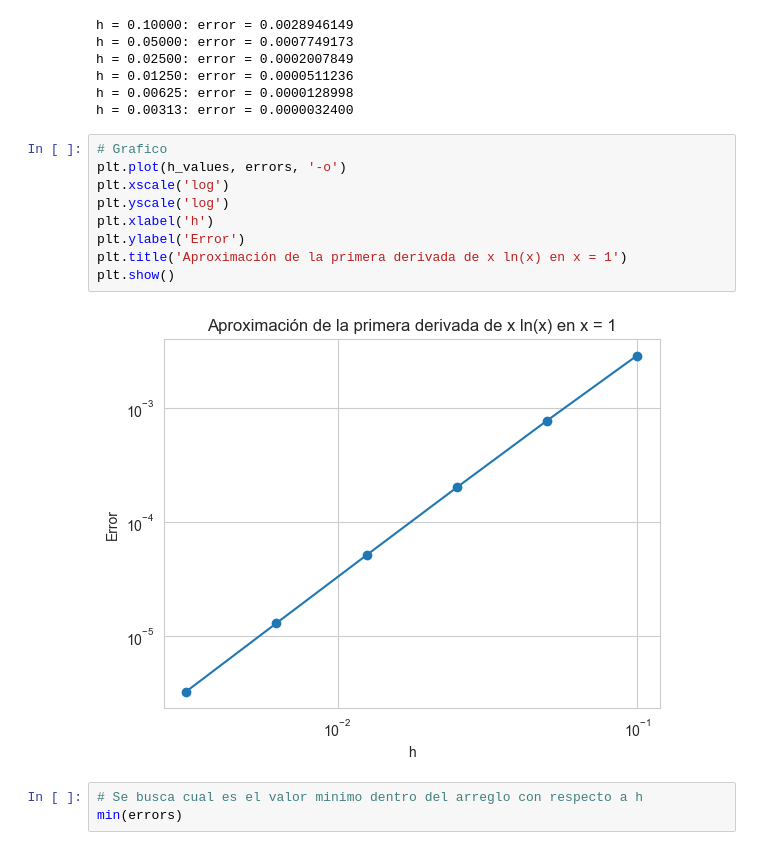
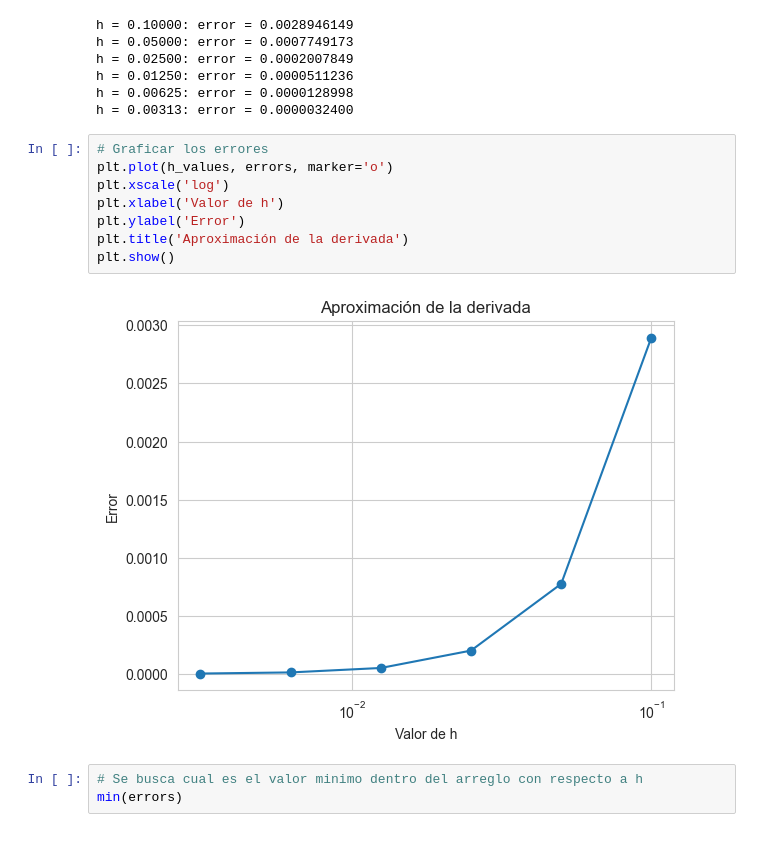
Before and after one commit to LofoMarin/Solu_Compu, a Jupyter notebook: labmm.ipynb, the cells around one changed output. Saved outputs shown, nothing was run; the diff lists cells and outputs as text.

```diff
--- a/labmm.ipynb
+++ b/labmm.ipynb
@@ -161,16 +161,15 @@ h = 0.01250: error = 0.0000511236
 h = 0.00625: error = 0.0000128998
 h = 0.00313: error = 0.0000032400
 # %%
-# Grafico
-plt.plot(h_values, errors, '-o')
+# Graficar los errores
+plt.plot(h_values, errors, marker='o')
 plt.xscale('log')
-plt.yscale('log')
-plt.xlabel('h')
+plt.xlabel('Valor de h')
 plt.ylabel('Error')
-plt.title('Aproximación de la primera derivada de x ln(x) en x = 1')
+plt.title('Aproximación de la derivada')
 plt.show()
 # %% [output]
-[figure, old version]
+[figure, new version]
 # %%
 # Se busca cual es el valor minimo dentro del arreglo con respecto a h
 min(errors)
```
Also changed, not shown: parts of 3 cells of this notebook.
